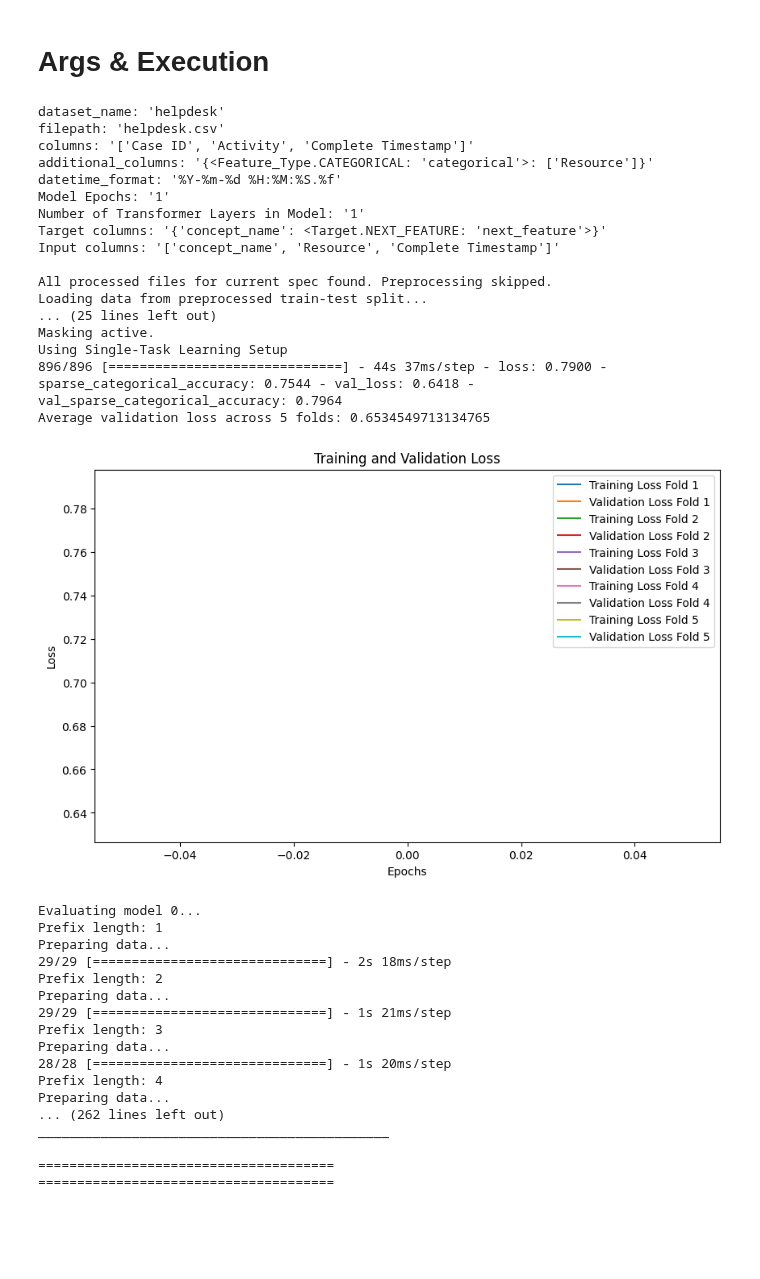
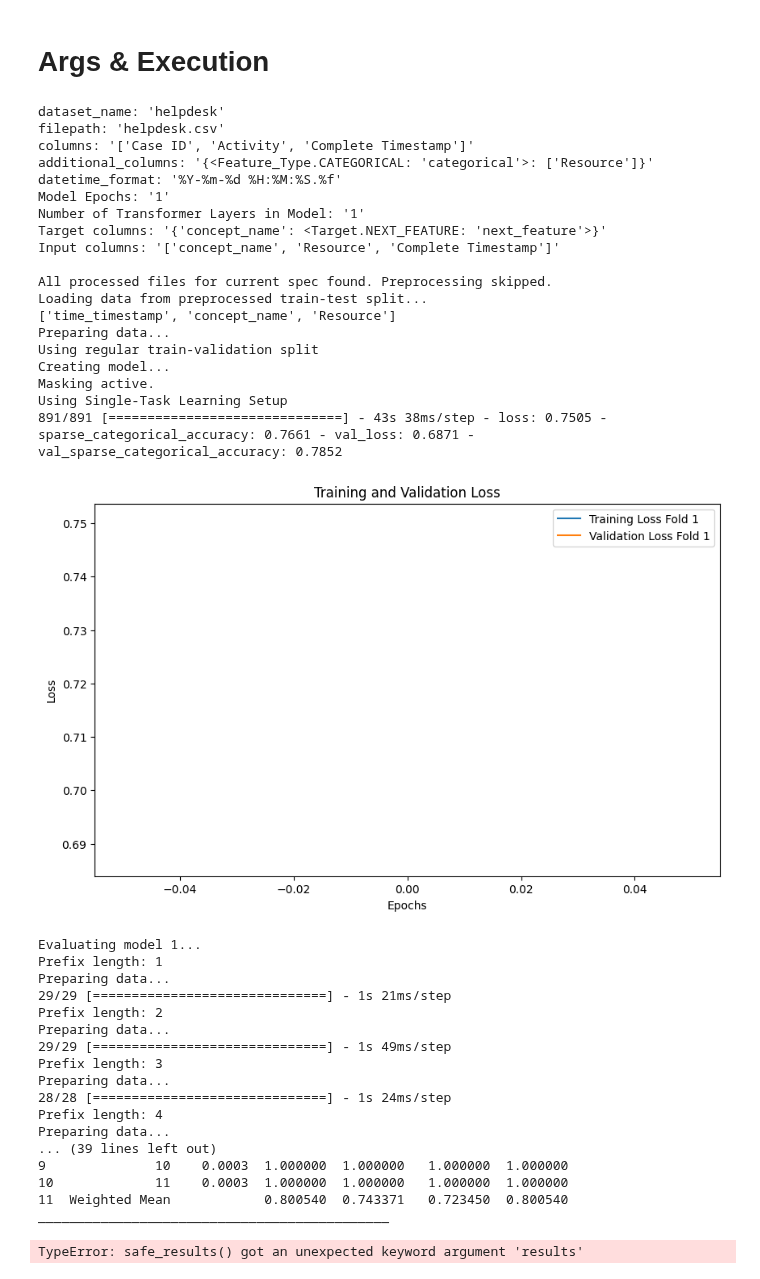
Before and after one commit to venividivincii/MasterThesis, a Jupyter notebook: MultiTaskTransformer/main.ipynb, the cells around one changed output. Saved outputs shown, nothing was run; the diff lists cells and outputs as text; code cells hidden in the pictures; blank space fills up the shorter version.

Commit message:
Saving of training histories and results

```diff
--- a/MultiTaskTransformer/main.ipynb
+++ b/MultiTaskTransformer/main.ipynb
@@ -523,7 +531,7 @@ def run(args):
     case_ids, train_token_dict_x, train_token_dict_y, x_scaler, y_scaler, max_case_length = pipe.prepare_data(data_loader, train_dfs)
 
     # train the model
-    models = pipe.train(
+    models, histories = pipe.train(
                 case_ids = case_ids,
                 feature_type_dict = feature_type_dict,
                 train_token_dict_x = train_token_dict_x,
@@ -535,8 +543,12 @@ def run(args):
                 )
 
     # evaluate the model
-    pipe.evaluate(models=models, data_loader=data_loader, test_dfs=test_dfs, x_scaler=x_scaler,
-                  y_scaler=y_scaler, max_case_length=max_case_length)
+    results = pipe.evaluate(models=models, data_loader=data_loader, test_dfs=test_dfs, x_scaler=x_scaler,
+                                y_scaler=y_scaler, max_case_length=max_case_length)
+
+    # safe the training histories and results
+    pipe.safe_results(histories=histories, results=results)
+
     print("")
     print("======================================")
     print("======================================")
@@ -598,7 +610,7 @@ args_helpdesk = {
         "temporal_features": {Temporal_Feature.DAY_OF_WEEK: False, Temporal_Feature.HOUR_OF_DAY: False},
         "model_architecture": Model_Architecture.COMMON_POSEMBS_TRANSF,
         "sorting": False,
-        "cross_val": True
+        "cross_val": False
         }
 
 # args_helpdesk = {
@@ -659,54 +671,57 @@ args_bpi_2015_1 = {
         "dataset_name": "bpi_2015_1",
         "filepath": "BPIC15_1.xes",
         "columns": ["case:concept:name", "concept:name", "time:timestamp"],
         "additional_columns": {Feature_Type.CATEGORICAL: ["org:resource"]},
         "datetime_format": "%Y-%m-%d %H:%M:%S%z",
         "model_learning_rate": 0.001,
         "model_epochs": 2,
         "model_num_layers": 1,
         "target_columns": {"concept_name": Target.NEXT_FEATURE},
         "input_columns": ["concept_name", "org_resource"]
         }
 
 
 run(args_helpdesk)
 # preprocess(args_helpdesk)
 # %% [output]
 dataset_name: 'helpdesk'
 filepath: 'helpdesk.csv'
 columns: '['Case ID', 'Activity', 'Complete Timestamp']'
 additional_columns: '{<Feature_Type.CATEGORICAL: 'categorical'>: ['Resource']}'
 datetime_format: '%Y-%m-%d %H:%M:%S.%f'
 Model Epochs: '1'
 Number of Transformer Layers in Model: '1'
 Target columns: '{'concept_name': <Target.NEXT_FEATURE: 'next_feature'>}'
 Input columns: '['concept_name', 'Resource', 'Complete Timestamp']'
 
 All processed files for current spec found. Preprocessing skipped.
 Loading data from preprocessed train-test split...
-... (25 lines left out)
+['time_timestamp', 'concept_name', 'Resource']
+Preparing data...
+Using regular train-validation split
+Creating model...
 Masking active.
 Using Single-Task Learning Setup
-896/896 [==============================] - 44s 37ms/step - loss: 0.7900 - sparse_categorical_accuracy: 0.7544 - val_loss: 0.6418 - val_sparse_categorical_accuracy: 0.7964
-Average validation loss across 5 folds: 0.6534549713134765
+891/891 [==============================] - 43s 38ms/step - loss: 0.7505 - sparse_categorical_accuracy: 0.7661 - val_loss: 0.6871 - val_sparse_categorical_accuracy: 0.7852
-[figure, old version]
+[figure, new version]
-Evaluating model 0...
+Evaluating model 1...
 Prefix length: 1
 Preparing data...
-29/29 [==============================] - 2s 18ms/step
+29/29 [==============================] - 1s 21ms/step
 Prefix length: 2
 Preparing data...
-29/29 [==============================] - 1s 21ms/step
+29/29 [==============================] - 1s 49ms/step
 Prefix length: 3
 Preparing data...
-28/28 [==============================] - 1s 20ms/step
+28/28 [==============================] - 1s 24ms/step
 Prefix length: 4
 Preparing data...
-... (262 lines left out)
+... (39 lines left out)
+9              10    0.0003  1.000000  1.000000   1.000000  1.000000
+10             11    0.0003  1.000000  1.000000   1.000000  1.000000
+11  Weighted Mean            0.800540  0.743371   0.723450  0.800540
 _____________________________________________
-
-======================================
-======================================
+TypeError: safe_results() got an unexpected keyword argument 'results'
 # %%
 # # change settings and run again
 
```
Also changed, not shown: parts of 1 cell of this notebook, 9 other files.
